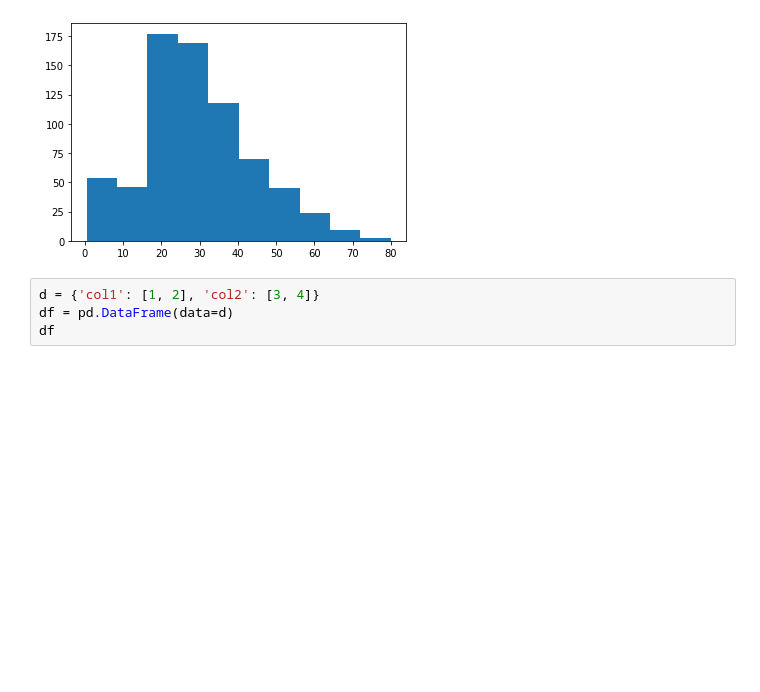
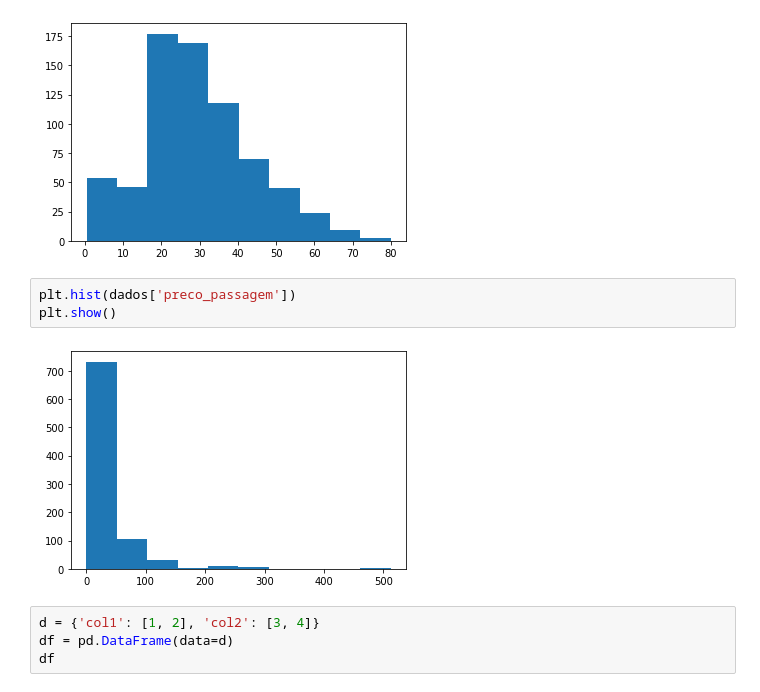
Before and after one commit to EduardoMoraesRitter/Titanic-Machine-Learning-from-Disaster, a Jupyter notebook: explorando_dados.ipynb, the cells around one changed output. Drawn from its saved outputs; the diff is of its cells as text; blank space fills up the shorter version.

```diff
--- a/explorando_dados.ipynb
+++ b/explorando_dados.ipynb
@@ -210,6 +210,11 @@ plt.hist(dados['idade'])
 plt.show()
 # %% [output]
 [figure]
+# %%
+plt.hist(dados['preco_passagem'])
+plt.show()
+# %% [output]
+[figure, added]
 # %%
 d = {'col1': [1, 2], 'col2': [3, 4]}
 df = pd.DataFrame(data=d)
```
Also changed, not shown: parts of 8 cells of this notebook.
